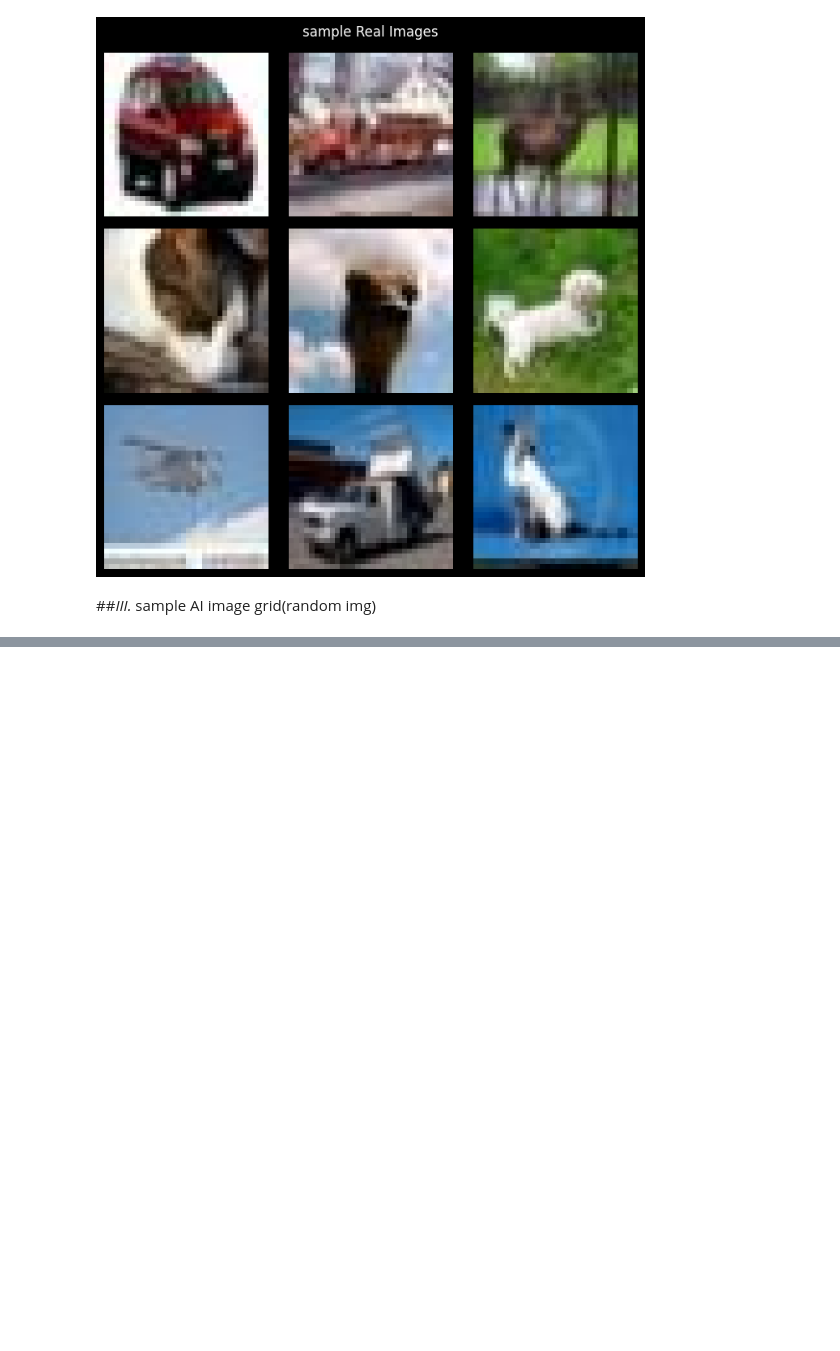
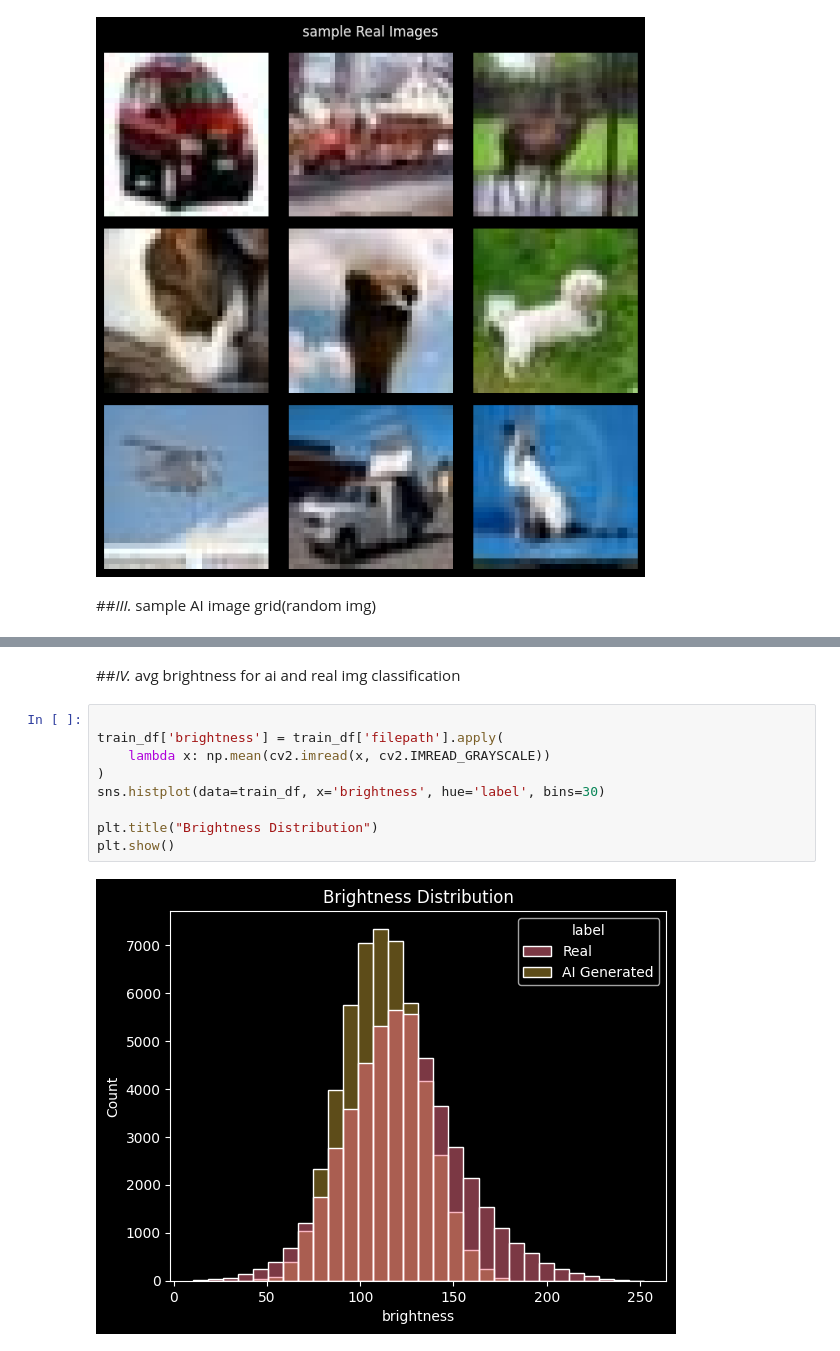
Before and after one commit to late-cat/First-Colab, a Jupyter notebook: Untitled2.ipynb, the cells around one changed output, grey strips where cells are left out. Cells and saved outputs as stored; diff of their text form; blank space fills up the shorter version.

```diff
--- a/Untitled2.ipynb
+++ b/Untitled2.ipynb
@@ -130,0 +131,13 @@ plot_sample_grid(train_df,'AI Generated')
+# %% [markdown]
+##*IV.* avg brightness for ai and real img classification
+# %%
+
+train_df['brightness'] = train_df['filepath'].apply(
+    lambda x: np.mean(cv2.imread(x, cv2.IMREAD_GRAYSCALE))
+)
+sns.histplot(data=train_df, x='brightness', hue='label', bins=30)
+
+plt.title("Brightness Distribution")
+plt.show()
+# %% [output]
+[figure, added]
```
Also changed, not shown: parts of 1 cell of this notebook.
